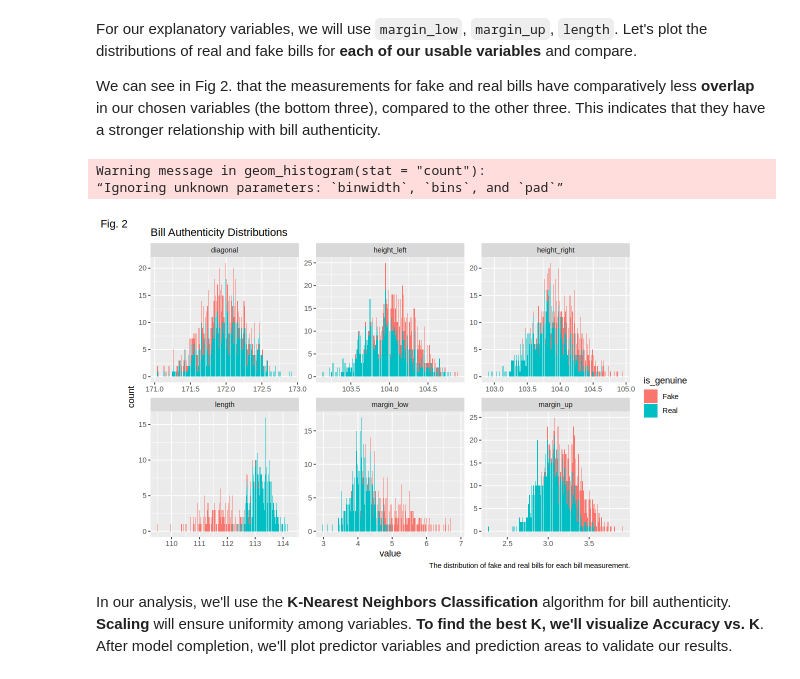
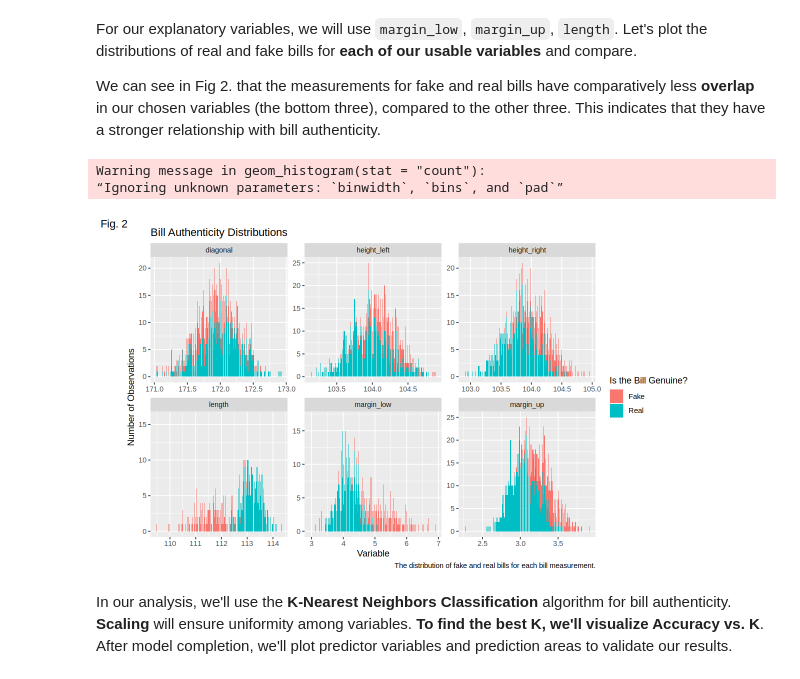
Before and after one commit to gordnzhou/DSCI-100-project, a Jupyter notebook: proposal/proposal_FINAL.ipynb, the cells around one changed output. Saved outputs shown, nothing was run; the diff lists cells and outputs as text; code cells hidden in the pictures.

Commit message:
update histogram labels

```diff
--- a/proposal/proposal_FINAL.ipynb
+++ b/proposal/proposal_FINAL.ipynb
@@ -155,22 +155,25 @@ We can see in Fig 2. that the measurements for fake and real bills have comparat
 # %%
 options(repr.plot.width = 10, repr.plot.height = 6)
 
 # to separate variables for each distribution
 bills_train_long <- bills_train |>
     pivot_longer(diagonal:length, names_to = "column")
 
 bills_hist <- ggplot(bills_train_long, aes(x = value, fill = is_genuine)) +
     geom_histogram(stat = "count") +
     ggtitle("Bill Authenticity Distributions") +
     facet_wrap(column ~ ., scales = "free") +
-    labs(tag = "Fig. 2",
+    labs(x = "Variable",
+         y = "Number of Observations",
+         fill = "Is the Bill Genuine?",
+         tag = "Fig. 2",
          caption = "The distribution of fake and real bills for each bill measurement.")
 
 bills_hist
 # %% [output]
 Warning message in geom_histogram(stat = "count"):
 “Ignoring unknown parameters: `binwidth`, `bins`, and `pad`”
-[figure, old version]
+[figure, new version]
 # %% [markdown]
 In our analysis, we'll use the **K-Nearest Neighbors Classification** algorithm for bill authenticity. **Scaling** will ensure uniformity among variables. **To find the best K, we'll visualize Accuracy vs. K**. After model completion, we'll plot predictor variables and prediction areas to validate our results.
 # %% [markdown]
```
